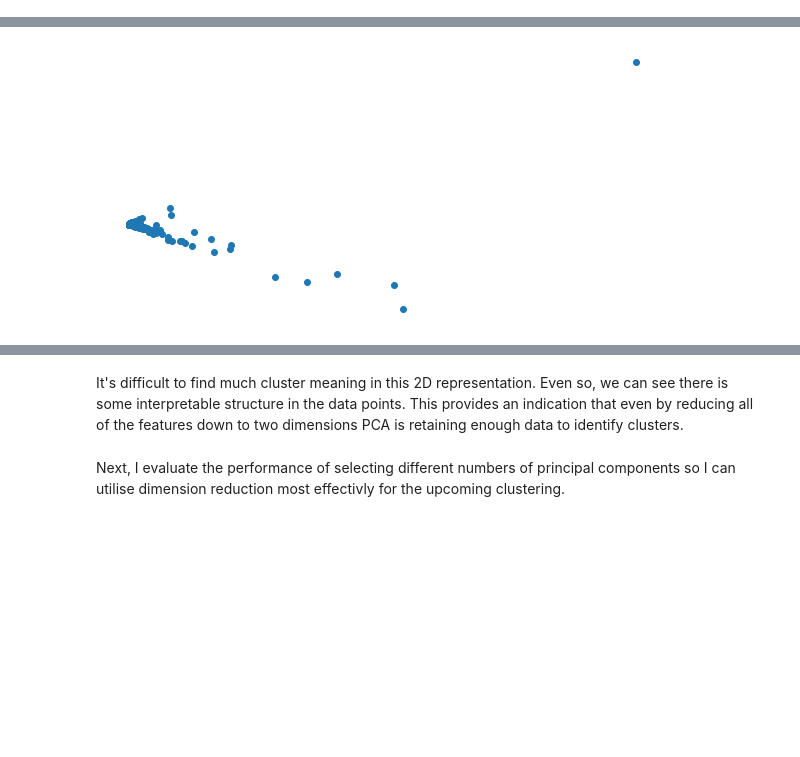
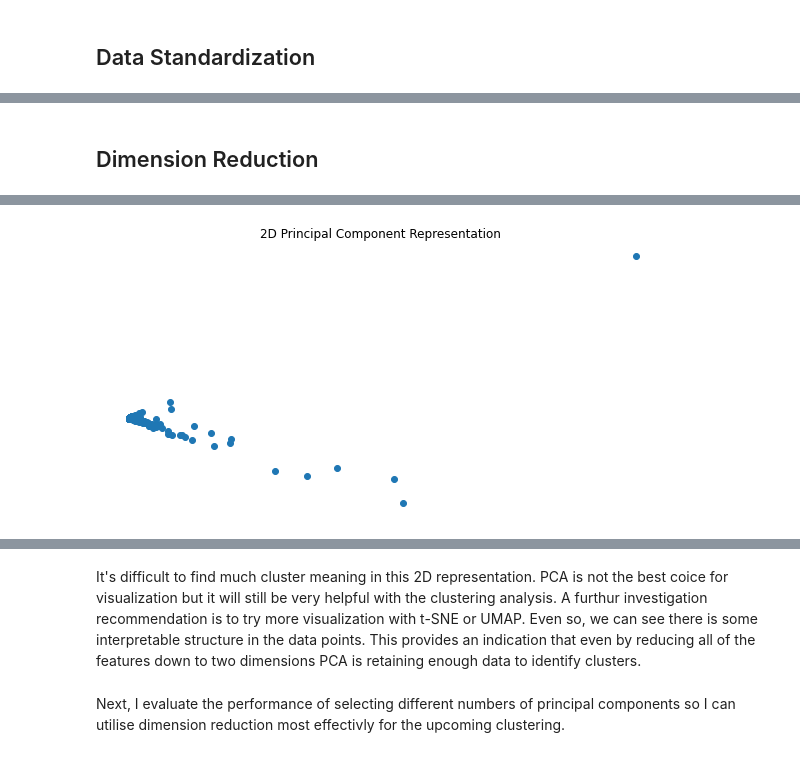
Before and after one commit to SLoganQ/Unsupervised_Learning_NEO_Clustering_Analysis, a Jupyter notebook: NEO_Cluster_Analysis.ipynb, the cells around one changed output, grey strips where cells are left out. Cells and saved outputs as stored; diff of their text form; code cells hidden in the pictures; blank space fills up the shorter version.

```diff
--- a/NEO_Cluster_Analysis.ipynb
+++ b/NEO_Cluster_Analysis.ipynb
@@ -197,6 +214,8 @@ df.describe()
 # df.shape
 # %% [output]
 [interactive output not drawn]
+# %% [markdown]
+## Data Standardization
 # %%
 # Scale the data
 scaler = StandardScaler()
@@ -211,6 +230,8 @@ scaled.head()
 | 3 | -4.641351 | 0.512964 | 0.380803 | 1.421071 | 1.281806 | 0.406471 | -0.475755 | -1.026039 | 0.311273 | -1.043491 | 0.038875 | ... |
 | 4 | -1.893228 | -0.039414 | 0.060662 | 0.728792 | -0.053059 | -0.020147 | -1.488291 | -1.120656 | 0.024500 | -0.531326 | -0.001386 | ... |
 [interactive output not drawn]
+# %% [markdown]
+## Dimension Reduction
 # %%
 # Dimension Reduction - Principal Component Analysis
 pca = PCA(n_components=2)
@@ -223,15 +244,16 @@ pca_components = pca.fit_transform(scaled)
 # %%
 plt.figure(figsize=(10, 5))
 plt.scatter(pca_components[:, 0], pca_components[:, 1])
 plt.xticks([])
 plt.yticks([])
+plt.title("2D Principal Component Representation ")
 plt.axis("off")
 plt.show()
 # %% [output]
-[figure, old version]
+[figure, new version]
 [interactive output not drawn]
 # %% [markdown]
-It's difficult to find much cluster meaning in this 2D representation. Even so, we can see there is some interpretable structure in the data points. This provides an indication that even by reducing all of the features down to two dimensions PCA is retaining enough data to identify clusters.
+It's difficult to find much cluster meaning in this 2D representation. PCA is not the best coice for visualization but it will still be very helpful with the clustering analysis. A furthur investigation recommendation is to try more visualization with t-SNE or UMAP. Even so, we can see there is some interpretable structure in the data points. This provides an indication that even by reducing all of the features down to two dimensions PCA is retaining enough data to identify clusters.
 # %% [markdown]
 Next, I evaluate the performance of selecting different numbers of principal components so I can utilise dimension reduction most effectivly for the upcoming clustering.
 # %%
```
Also changed, not shown: parts of 37 cells of this notebook.
